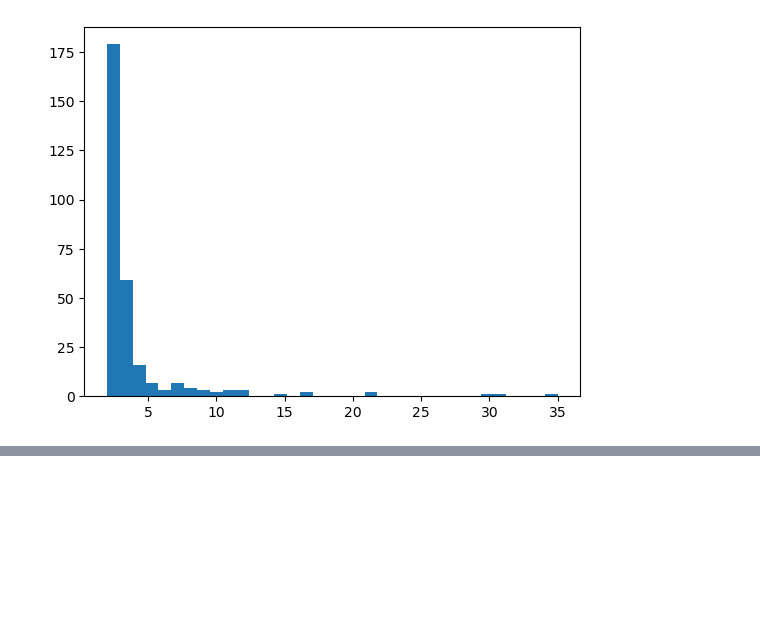
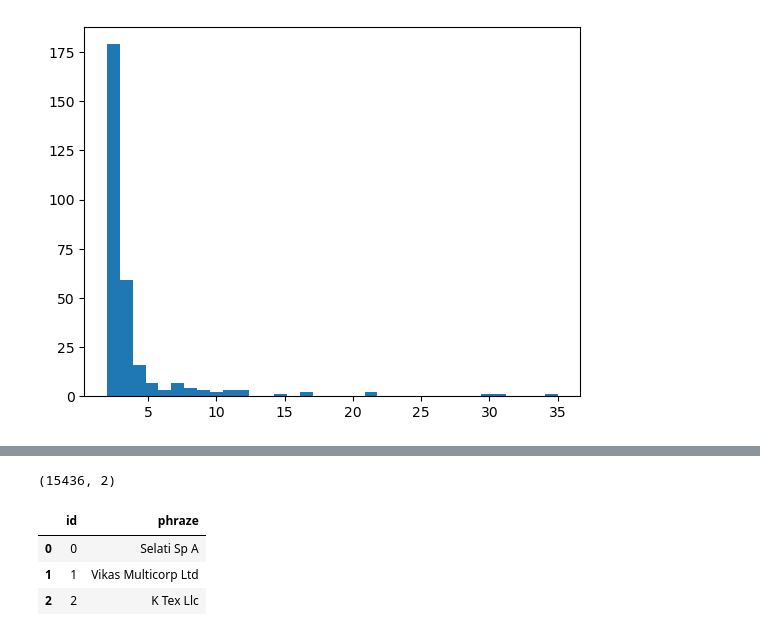
Before and after one commit to vederko-p/company_text_calssification, a Jupyter notebook: notebooks/4. Tries to get classes from phrazes.ipynb, the cells around one changed output, grey strips where cells are left out. Drawn from its saved outputs; the diff is of its cells as text; code cells hidden in the pictures; blank space fills up the shorter version.

```diff
--- a/notebooks/4. Tries to get classes from phrazes.ipynb
+++ b/notebooks/4. Tries to get classes from phrazes.ipynb
@@ -159,0 +168,4 @@ full_data_phraze_classes.to_csv('phraze_classes_full.csv', index=False)
+# %%
+test_data_prhazes = set(test_data['name_1'])
+test_data_prhazes.update(set(test_data['name_2']))
+test_data_prhazes_s = pd.Series(list(test_data_prhazes))
@@ -159,0 +201,14 @@ full_data_phraze_classes.to_csv('phraze_classes_full.csv', index=False)
+# %%
+test_data_phraze_ids = pd.DataFrame(
+    {'id': range(test_data_phraze_classes.shape[0]),
+     'phraze': test_data_phraze_classes['phraze']}
+)
+# %%
+print(test_data_phraze_ids.shape)
+test_data_phraze_ids.head(3)
+# %% [output]
+(15436, 2)
+|  | id | phraze |
+| 0 | 0 | Selati Sp A |
+| 1 | 1 | Vikas Multicorp Ltd |
+| 2 | 2 | K Tex Llc |
```
Also changed, not shown: parts of 17 cells of this notebook.
